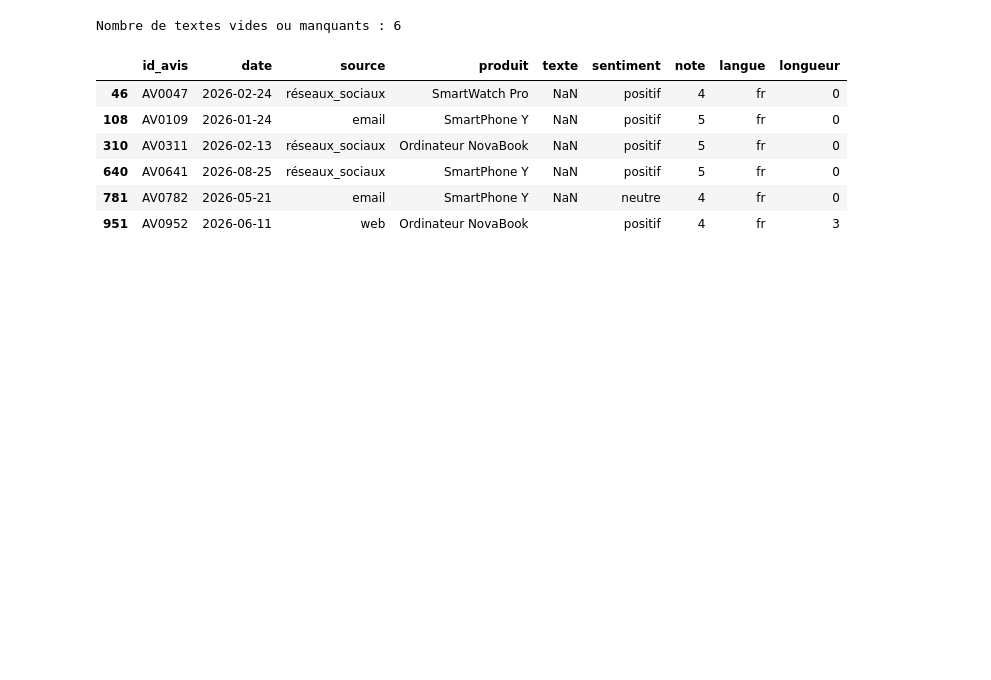
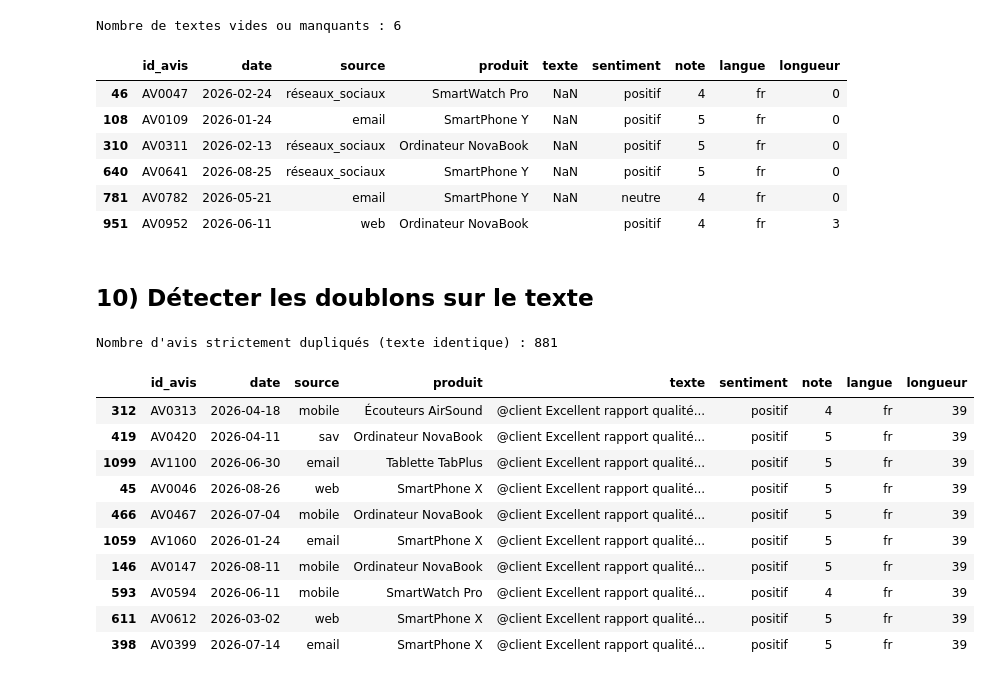
Before and after one commit to Damstat/atelier_prepa_donnees_textuelles, a Jupyter notebook: notebooks/atelier_prepa_donnees_textuelles.ipynb, the cells around one changed output. Cells and saved outputs as stored; diff of their text form; code cells hidden in the pictures; blank space fills up the shorter version.

Commit message:
P1.10: Detection des doublons sur les textes

```diff
--- a/notebooks/atelier_prepa_donnees_textuelles.ipynb
+++ b/notebooks/atelier_prepa_donnees_textuelles.ipynb
@@ -207,3 +207,23 @@ Nombre de textes vides ou manquants : 6
 | 640 | AV0641 | 2026-08-25 | réseaux_sociaux | SmartPhone Y | NaN | positif | 5 | fr | 0 |
 | 781 | AV0782 | 2026-05-21 | email | SmartPhone Y | NaN | neutre | 4 | fr | 0 |
 | 951 | AV0952 | 2026-06-11 | web | Ordinateur NovaBook |  | positif | 4 | fr | 3 |
+# %% [markdown]
+## 10) Détecter les doublons sur le texte
+# %%
+masque_doublons = df.duplicated(subset="texte", keep=False)
+nb_doublons = df.duplicated(subset="texte", keep="first").sum()
+print(f"Nombre d'avis strictement dupliqués (texte identique) : {nb_doublons}")
+df[masque_doublons].sort_values("texte").head(10)
+# %% [output]
+Nombre d'avis strictement dupliqués (texte identique) : 881
+|  | id_avis | date | source | produit | texte | sentiment | note | langue | longueur |
+| 312 | AV0313 | 2026-04-18 | mobile | Écouteurs AirSound | @client Excellent rapport qualité... | positif | 4 | fr | 39 |
+| 419 | AV0420 | 2026-04-11 | sav | Ordinateur NovaBook | @client Excellent rapport qualité... | positif | 5 | fr | 39 |
+| 1099 | AV1100 | 2026-06-30 | email | Tablette TabPlus | @client Excellent rapport qualité... | positif | 5 | fr | 39 |
+| 45 | AV0046 | 2026-08-26 | web | SmartPhone X | @client Excellent rapport qualité... | positif | 5 | fr | 39 |
+| 466 | AV0467 | 2026-07-04 | mobile | Ordinateur NovaBook | @client Excellent rapport qualité... | positif | 5 | fr | 39 |
+| 1059 | AV1060 | 2026-01-24 | email | SmartPhone X | @client Excellent rapport qualité... | positif | 5 | fr | 39 |
+| 146 | AV0147 | 2026-08-11 | mobile | Ordinateur NovaBook | @client Excellent rapport qualité... | positif | 5 | fr | 39 |
+| 593 | AV0594 | 2026-06-11 | mobile | SmartWatch Pro | @client Excellent rapport qualité... | positif | 4 | fr | 39 |
+| 611 | AV0612 | 2026-03-02 | web | SmartPhone X | @client Excellent rapport qualité... | positif | 5 | fr | 39 |
+| 398 | AV0399 | 2026-07-14 | email | SmartPhone X | @client Excellent rapport qualité... | positif | 5 | fr | 39 |
```
